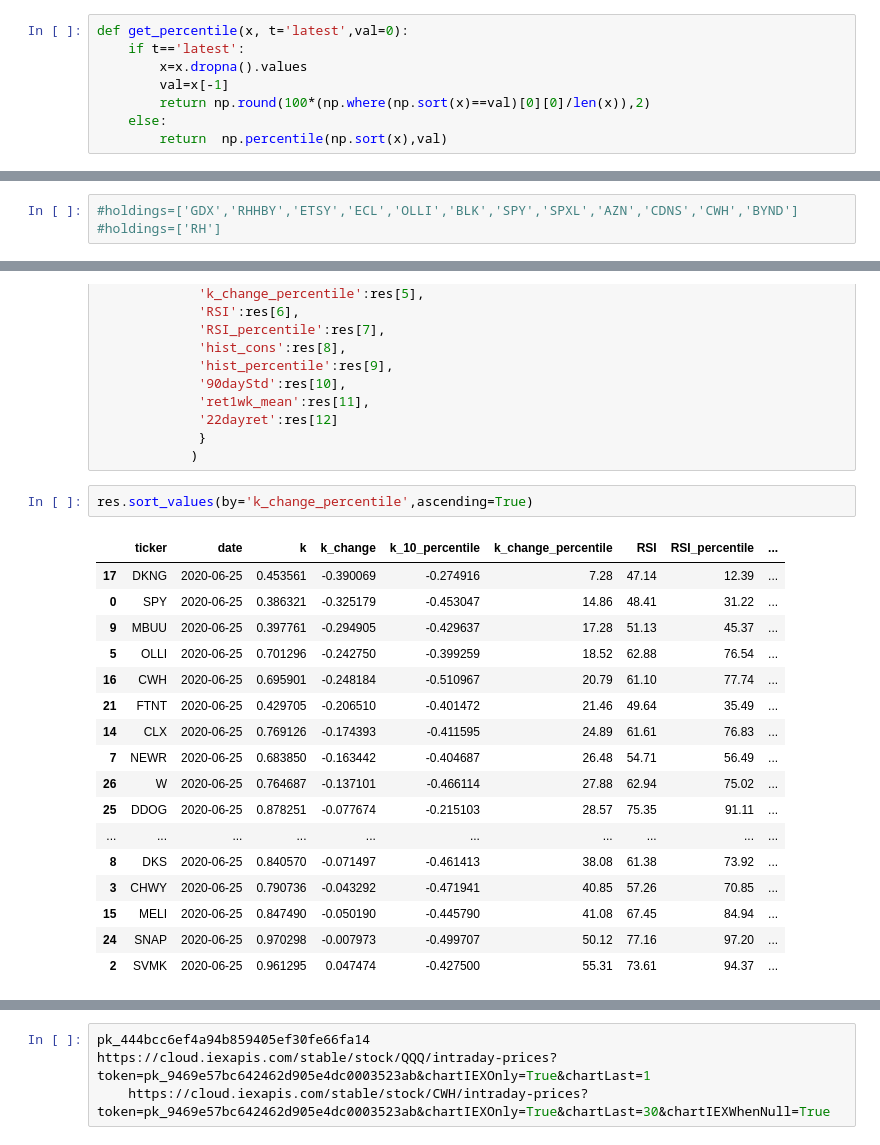
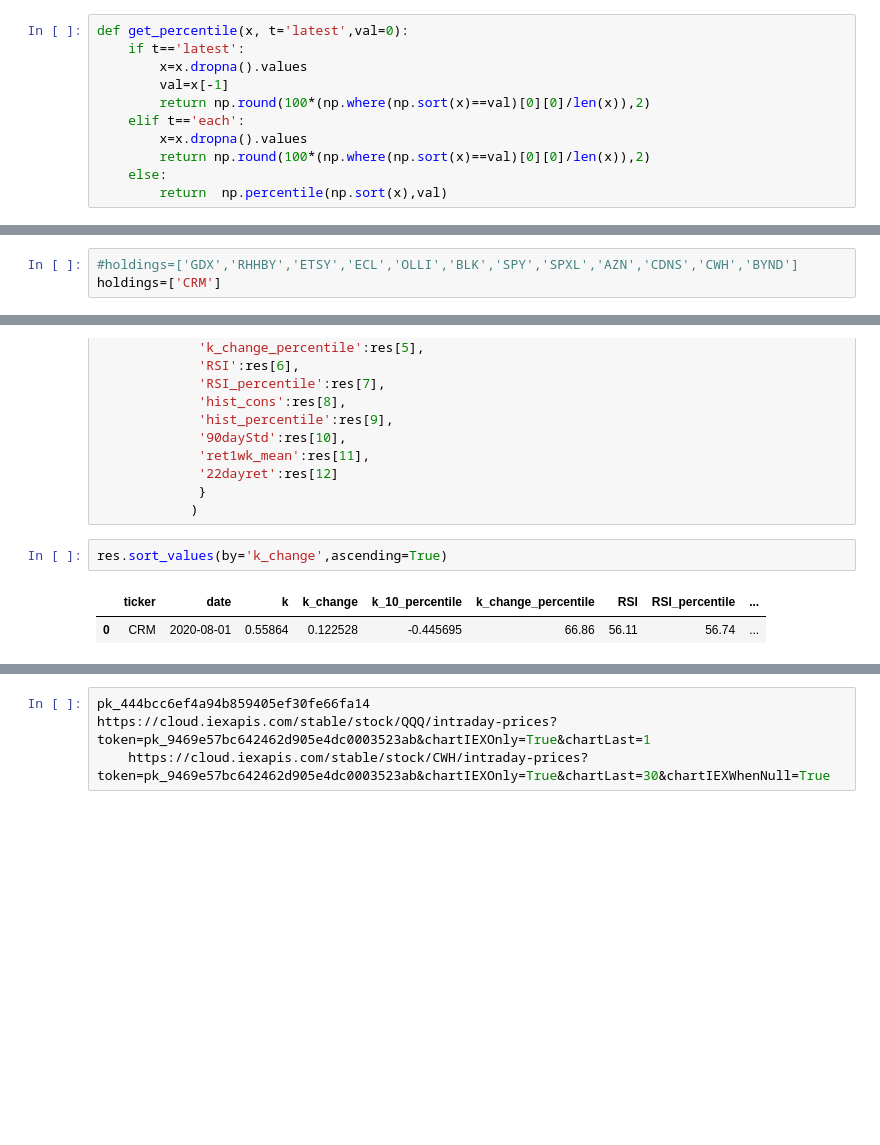
Before and after one commit to rittik97/Studies-on-SPYs, a Jupyter notebook: holdings.ipynb, the cells around one changed output, grey strips where cells are left out. Drawn from its saved outputs; the diff is of its cells as text; blank space fills up the shorter version.

```diff
--- a/holdings.ipynb
+++ b/holdings.ipynb
@@ -11,6 +11,9 @@ def get_percentile(x, t='latest',val=0):
         x=x.dropna().values
         val=x[-1]
         return np.round(100*(np.where(np.sort(x)==val)[0][0]/len(x)),2)
+    elif t=='each':
+        x=x.dropna().values
+        return np.round(100*(np.where(np.sort(x)==val)[0][0]/len(x)),2)
     else:
         return  np.percentile(np.sort(x),val)
 # %%
@@ -86,6 +89,6 @@ holdings='SPY,MSFT,SVMK,CHWY,EA,OLLI,SHOP,NEWR,DKS,MBUU,ADBE,CLDR,QQQ,TSLA,ESTC,
 holdings=holdings.split(',')
 # %%
 #holdings=['GDX','RHHBY','ETSY','ECL','OLLI','BLK','SPY','SPXL','AZN','CDNS','CWH','BYND']
-#holdings=['RH']
+holdings=['CRM']
 # %%
 res=[[],[],[],[],[],[],[],[],[],[],[],[],[]]
@@ -207,23 +198,8 @@ res=pd.DataFrame({'ticker':res[0],
              }
             )
 # %%
-res.sort_values(by='k_change_percentile',ascending=True)
+res.sort_values(by='k_change',ascending=True)
 # %% [output]
 |  | ticker | date | k | k_change | k_10_percentile | k_change_percentile | RSI | RSI_percentile | ... |
-| 17 | DKNG | 2020-06-25 | 0.453561 | -0.390069 | -0.274916 | 7.28 | 47.14 | 12.39 | ... |
-| 0 | SPY | 2020-06-25 | 0.386321 | -0.325179 | -0.453047 | 14.86 | 48.41 | 31.22 | ... |
-| 9 | MBUU | 2020-06-25 | 0.397761 | -0.294905 | -0.429637 | 17.28 | 51.13 | 45.37 | ... |
-| 5 | OLLI | 2020-06-25 | 0.701296 | -0.242750 | -0.399259 | 18.52 | 62.88 | 76.54 | ... |
-| 16 | CWH | 2020-06-25 | 0.695901 | -0.248184 | -0.510967 | 20.79 | 61.10 | 77.74 | ... |
-| 21 | FTNT | 2020-06-25 | 0.429705 | -0.206510 | -0.401472 | 21.46 | 49.64 | 35.49 | ... |
-| 14 | CLX | 2020-06-25 | 0.769126 | -0.174393 | -0.411595 | 24.89 | 61.61 | 76.83 | ... |
-| 7 | NEWR | 2020-06-25 | 0.683850 | -0.163442 | -0.404687 | 26.48 | 54.71 | 56.49 | ... |
-| 26 | W | 2020-06-25 | 0.764687 | -0.137101 | -0.466114 | 27.88 | 62.94 | 75.02 | ... |
-| 25 | DDOG | 2020-06-25 | 0.878251 | -0.077674 | -0.215103 | 28.57 | 75.35 | 91.11 | ... |
-| ... | ... | ... | ... | ... | ... | ... | ... | ... | ... |
-| 8 | DKS | 2020-06-25 | 0.840570 | -0.071497 | -0.461413 | 38.08 | 61.38 | 73.92 | ... |
-| 3 | CHWY | 2020-06-25 | 0.790736 | -0.043292 | -0.471941 | 40.85 | 57.26 | 70.85 | ... |
-| 15 | MELI | 2020-06-25 | 0.847490 | -0.050190 | -0.445790 | 41.08 | 67.45 | 84.94 | ... |
-| 24 | SNAP | 2020-06-25 | 0.970298 | -0.007973 | -0.499707 | 50.12 | 77.16 | 97.20 | ... |
-| 2 | SVMK | 2020-06-25 | 0.961295 | 0.047474 | -0.427500 | 55.31 | 73.61 | 94.37 | ... |
+| 0 | CRM | 2020-08-01 | 0.55864 | 0.122528 | -0.445695 | 66.86 | 56.11 | 56.74 | ... |
 # %%
```
Also changed, not shown: parts of 29 cells of this notebook.
